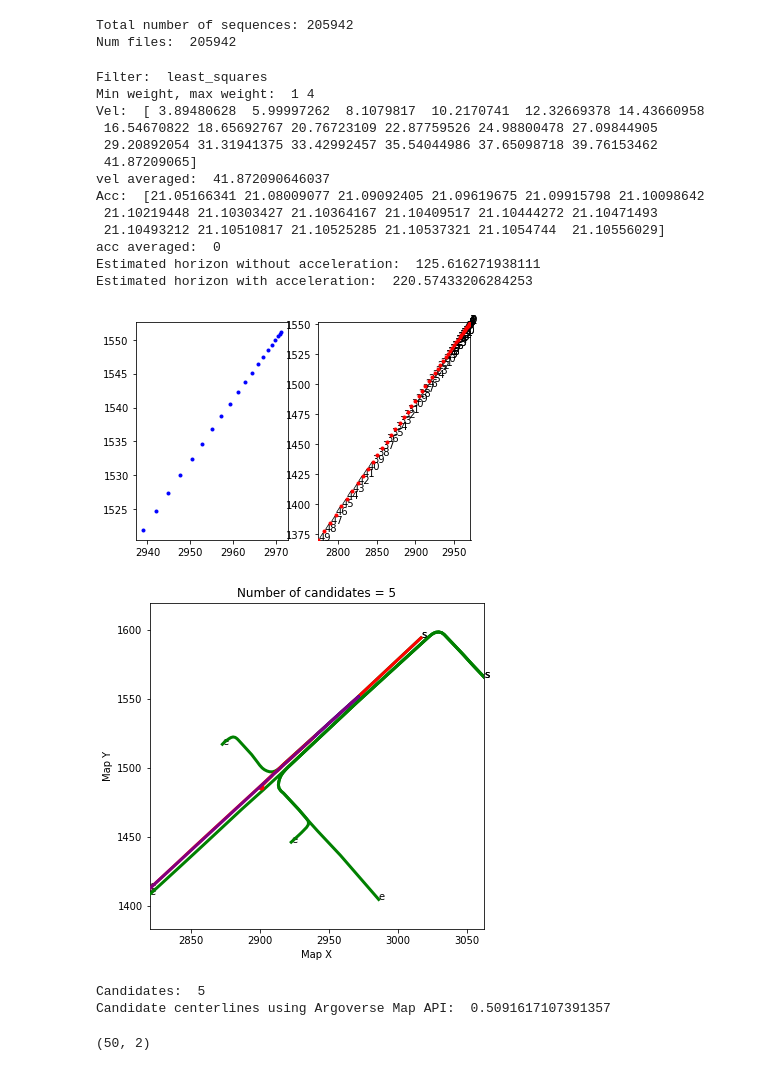
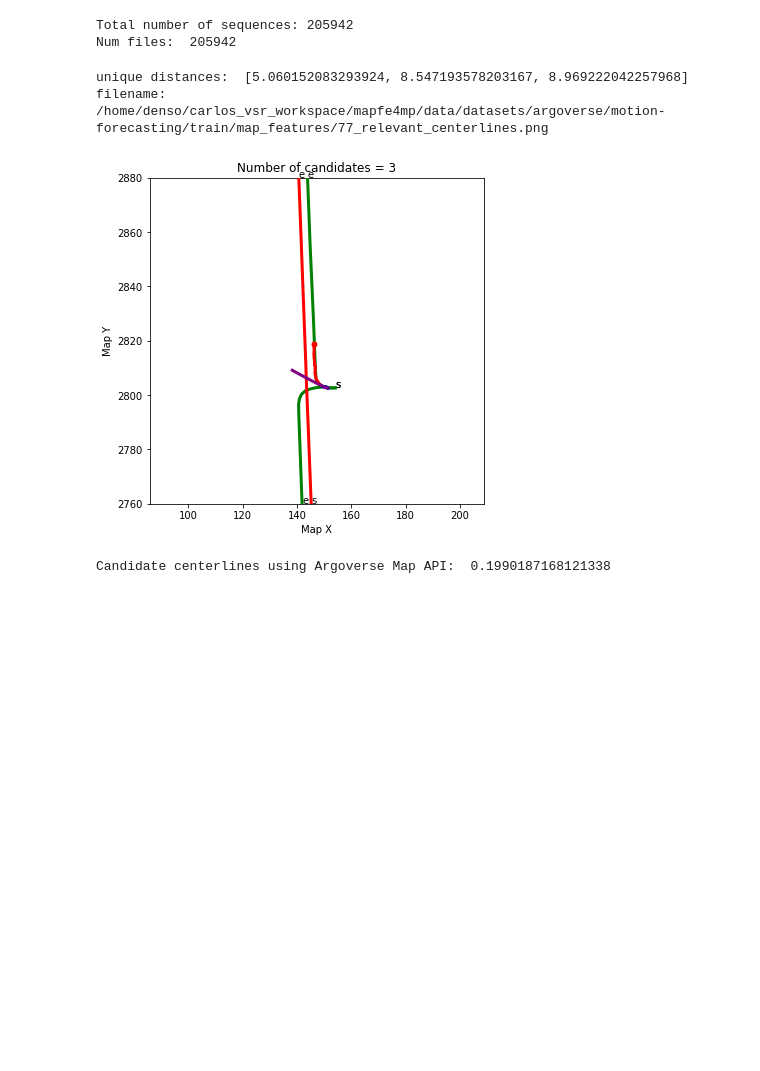
Before and after one commit to Cram3r95/mapfe4mp, a Jupyter notebook: evaluate/argoverse/test_argoverse_forecasting_map.ipynb, the cells around one changed output. Saved outputs shown, nothing was run; the diff lists cells and outputs as text; code cells hidden in the pictures; blank space fills up the shorter version.

```diff
--- a/evaluate/argoverse/test_argoverse_forecasting_map.ipynb
+++ b/evaluate/argoverse/test_argoverse_forecasting_map.ipynb
@@ -57,8 +57,8 @@ print("Num files: ", num_files)
 Total number of sequences: 205942
 Num files:  205942
 # %%
-# seq_id = 3
-seq_id = 188893
+seq_id = 77
+# seq_id = 188893
 viz = True
 
 RAW_DATA_FORMAT = {
@@ -144,54 +144,37 @@ print("Candidate centerlines using Argoverse Map API: ", end-start)
 #         seq_id,
 #         split_name,
 #         obs_len,
 #         obs_len + pred_len,
 #         RAW_DATA_FORMAT,
 #         "test", # mode (if test, return K plausible candidates. Otherwise, return best possible candidate)
 #         avm,
 #         viz=viz,
 #         #max_candidates=2
 #         algorithm="get_around" # competition, map_api, get_around
 #     )
 
 # end = time.time()
 # print("Candidate centerlines computing lanes around: ", end-start)
 
 # # Visualize nearest centerline
 
 # start = time.time()
 # nearest_centerline = avm.get_nearest_centerline(np.array(origin_pos), city_name, visualize=viz)
 # end = time.time()
 # print("Nearest centerline: ", end-start)
 
 # # Visualize lane direction in the last observation frame
 
 # agent_traj = afl.get(seq_path).agent_traj
 # start = time.time()
 # lane_direction = avm.get_lane_direction(agent_traj[0], city_name, visualize=viz)
 # end = time.time()
 # print("Get lane direction: ", end-start)
 # %% [output]
-Filter:  least_squares
-Min weight, max weight:  1 4
-Vel:  [ 3.89480628  5.99997262  8.1079817  10.2170741  12.32669378 14.43660958
- 16.54670822 18.65692767 20.76723109 22.87759526 24.98800478 27.09844905
- 29.20892054 31.31941375 33.42992457 35.54044986 37.65098718 39.76153462
- 41.87209065]
-vel averaged:  41.872090646037
-Acc:  [21.05166341 21.08009077 21.09092405 21.09619675 21.09915798 21.10098642
- 21.10219448 21.10303427 21.10364167 21.10409517 21.10444272 21.10471493
- 21.10493212 21.10510817 21.10525285 21.10537321 21.1054744  21.10556029]
-acc averaged:  0
-Estimated horizon without acceleration:  125.616271938111
-Estimated horizon with acceleration:  220.57433206284253
+unique distances:  [5.060152083293924, 8.547193578203167, 8.969222042257968]
+filename:  /home/denso/carlos_vsr_workspace/mapfe4mp/data/datasets/argoverse/motion-forecasting/train/map_features/77_relevant_centerlines.png
-[figure, old version]
+[figure, new version]
-[figure, removed]
-Candidates:  5
-Candidate centerlines using Argoverse Map API:  0.5091617107391357
+Candidate centerlines using Argoverse Map API:  0.1990187168121338
-# %%
-agent_xy.shape
-# %% [output]
-(50, 2)
 # %%
 xy = agent_xy[:obs_len,:]
 xy.shape
```
Also changed, not shown: parts of 4 cells of this notebook, 5 other files.
